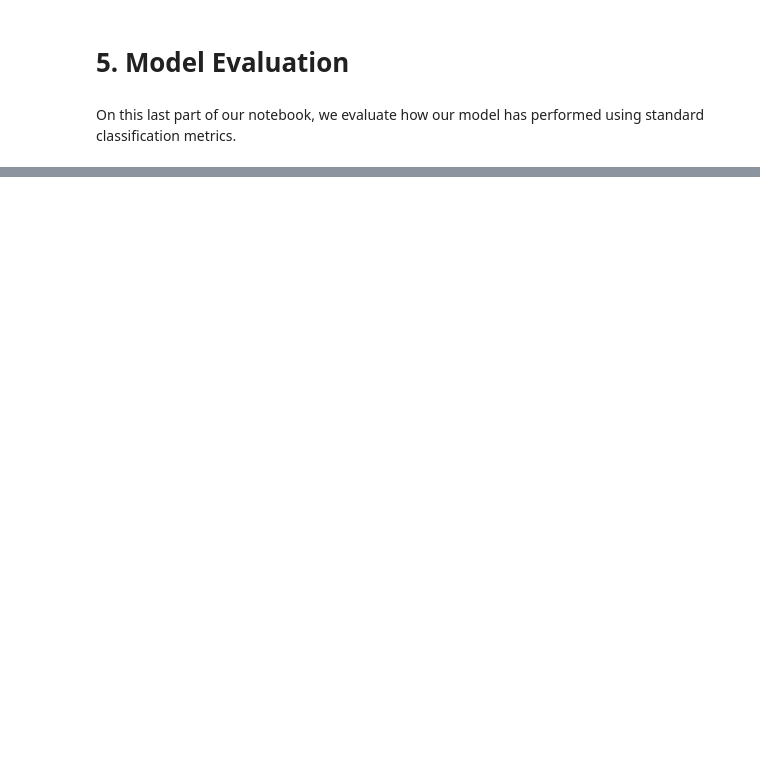
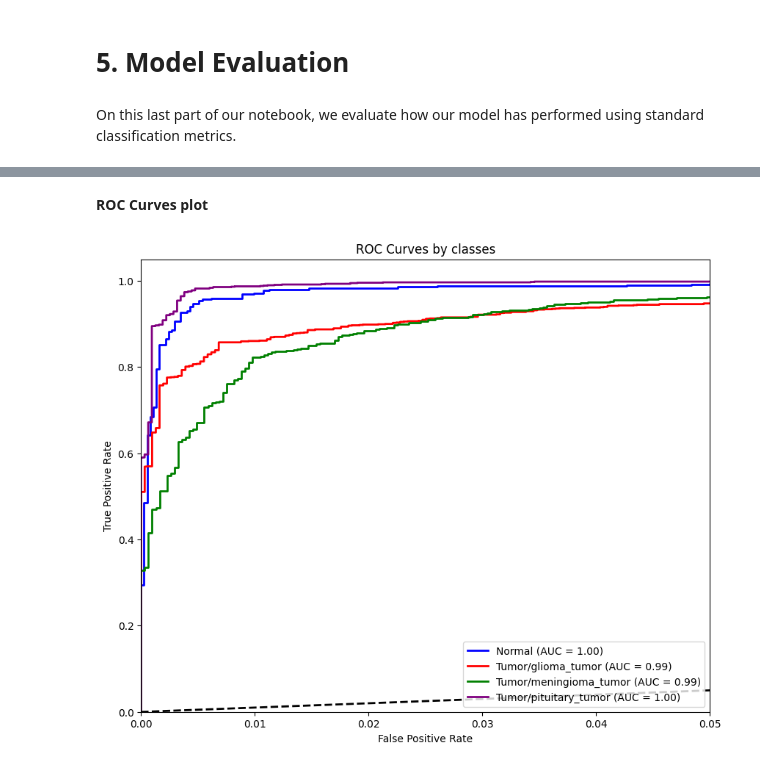
Before and after one commit to mikelpri3/BigData, a Jupyter notebook: notebook.ipynb, the cells around one changed output, grey strips where cells are left out. Saved outputs shown, nothing was run; the diff lists cells and outputs as text; code cells hidden in the pictures; blank space fills up the shorter version.

```diff
--- a/notebook.ipynb
+++ b/notebook.ipynb
@@ -229,0 +306,44 @@ evaluate_model(model, test_loader)
+# %% [markdown]
+**ROC Curves plot**
+# %%
+from sklearn.metrics import roc_curve, auc
+from sklearn.preprocessing import label_binarize
+import itertools
+
+def plot_roc_curves(model, test_loader, classes):
+    model.eval()
+    y_true, y_score = [], []
+    num_classes = len(classes)
+
+    with torch.no_grad():
+        for images, labels in test_loader:
+            images, labels = images.to(device), labels.to(device)
+            outputs = model(images)
+            probabilities = torch.softmax(outputs, dim=1).cpu().numpy()
+            y_true.extend(labels.cpu().numpy())
+            y_score.extend(probabilities)
+
+    y_true = np.array(y_true)
+    y_score = np.array(y_score)
+    y_true_bin = label_binarize(y_true, classes=range(num_classes))
+
+    plt.figure(figsize=(10, 8))
+    colors = itertools.cycle(["blue", "red", "green", "purple", "orange", "brown", "pink", "gray", "cyan", "magenta"])
+
+    for i, color in zip(range(num_classes), colors):
+        fpr, tpr, _ = roc_curve(y_true_bin[:, i], y_score[:, i])
+        roc_auc = auc(fpr, tpr)
+        plt.plot(fpr, tpr, color=color, lw=2, label=f"{classes[i]} (AUC = {roc_auc:.2f})")
+
+    plt.plot([0, 1], [0, 1], "k--", lw=2)
+    plt.xlim([0.0, 0.05])
+    plt.ylim([0.0, 1.05])
+    plt.xlabel("False Positive Rate")
+    plt.ylabel("True Positive Rate")
+    plt.title("ROC Curves by classes")
+    plt.legend(loc="lower right")
+    plt.show()
+# %%
+plot_roc_curves(model, test_loader, brain_dataset.classes)
+# %% [output]
+[figure, added]
```
Also changed, not shown: parts of 16 cells of this notebook.
